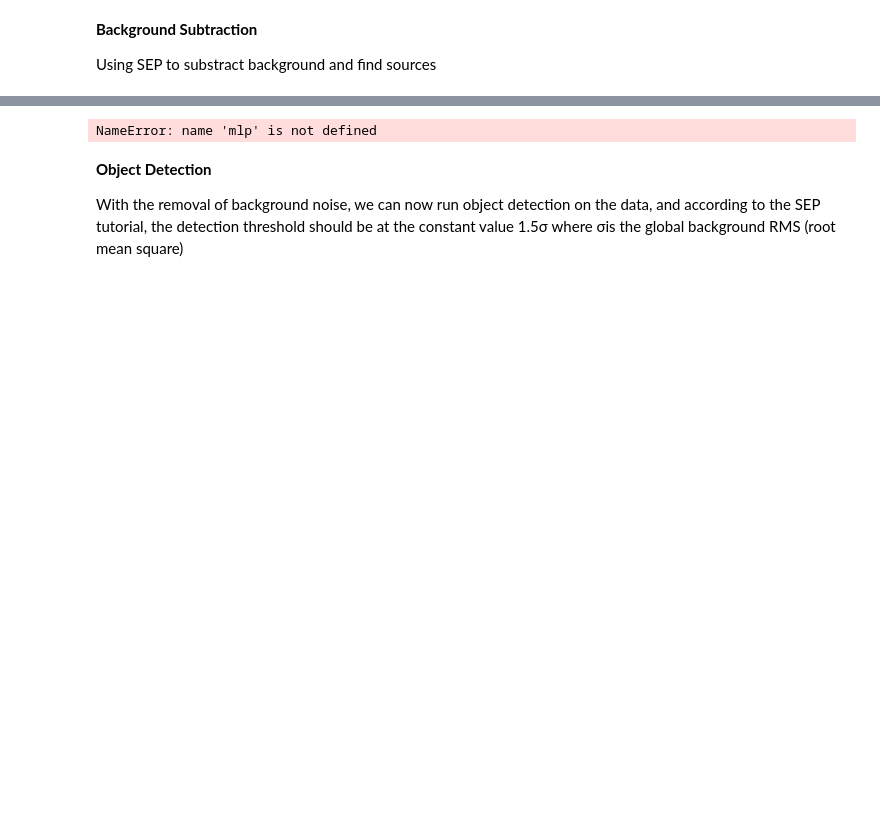
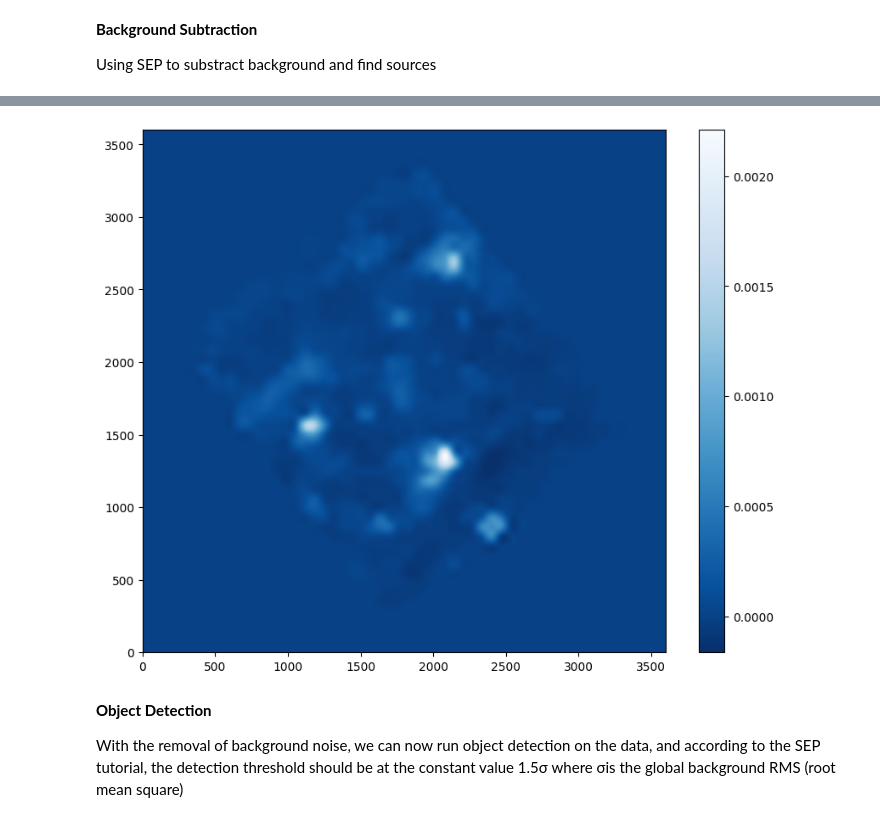
Before and after one commit to janglesbpe/ASTR-19_Final_Project, a Jupyter notebook: ASTR19_Final_Project.ipynb, the cells around one changed output, grey strips where cells are left out. Drawn from its saved outputs; the diff is of its cells as text; code cells hidden in the pictures; blank space fills up the shorter version.

```diff
--- a/ASTR19_Final_Project.ipynb
+++ b/ASTR19_Final_Project.ipynb
@@ -55,11 +52,11 @@ bkg_image = bkg.back()
 # bkg_image = np.array(bkg) # equivalent to above
 # %%
 # show the background
-mlp.imshow(bkg_image, interpolation='nearest', cmap='blue', origin='lower')
+mlp.imshow(bkg_image, interpolation='nearest', cmap='Blues_r', origin='lower')
 mlp.colorbar();
 mlp.savefig('HUDF_Background_Image.png',bbox_inches="tight",dpi=600)
 # %% [output]
-NameError: name 'mlp' is not defined
+[figure, added]
 # %%
 #Subtracting the background
 data_sub = data - bkg
```
Also changed, not shown: parts of 11 cells of this notebook.
